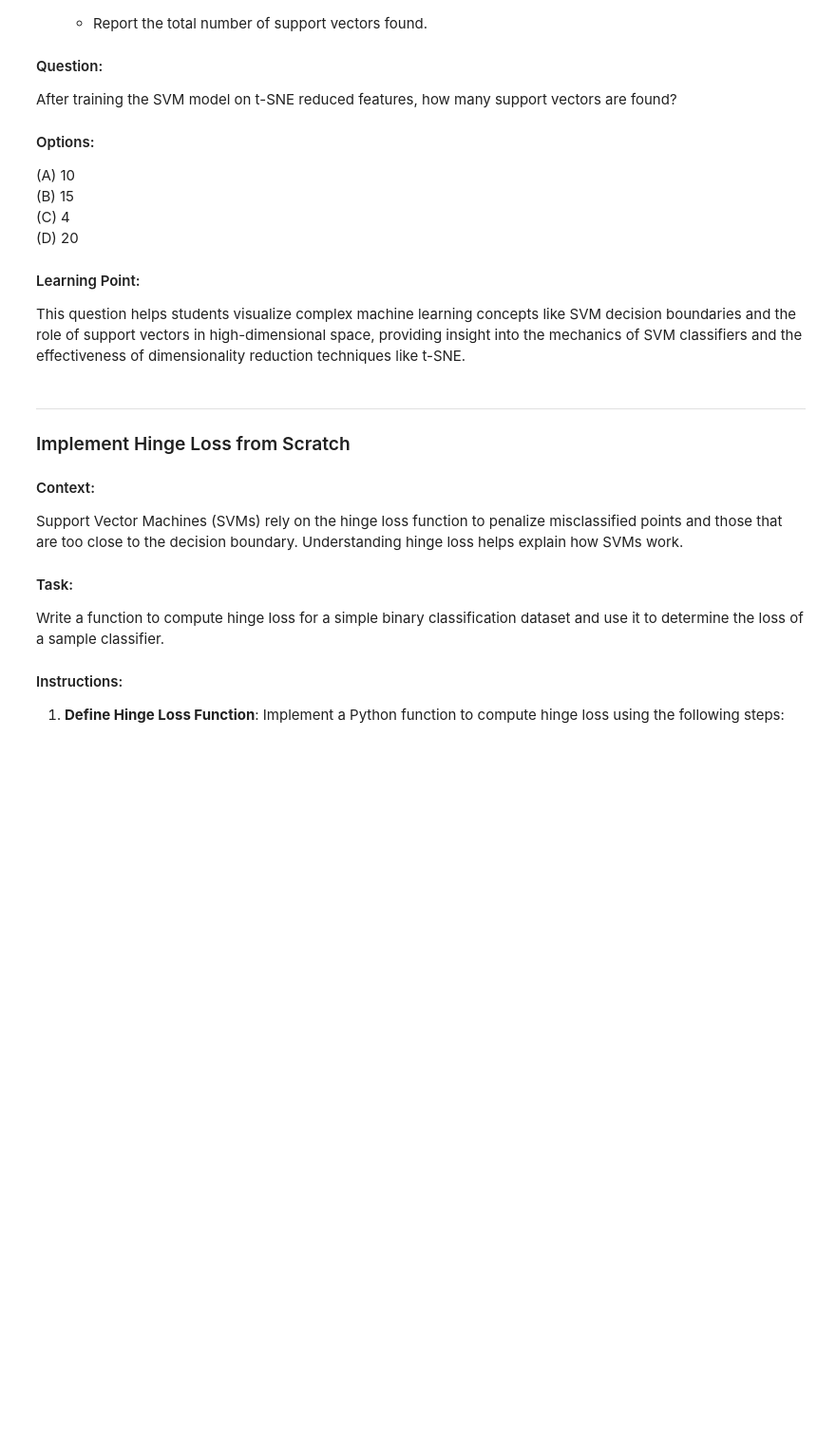
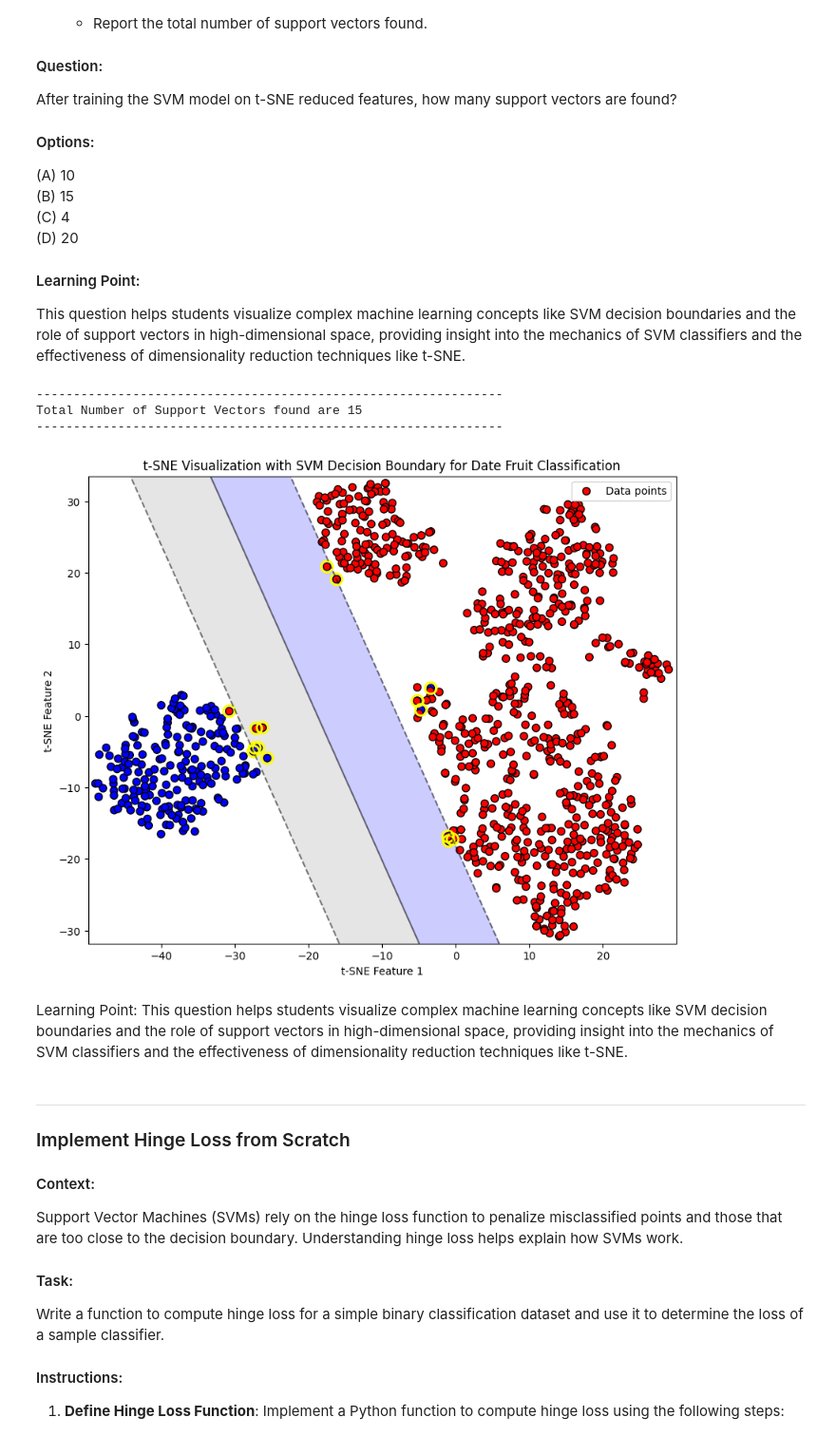
Before and after one commit to LakshArora2/Spoon-Knife, a Jupyter notebook: SVM_Case_Study.ipynb, the cells around one changed output. Shown at 95% size. Cells and saved outputs as stored; diff of their text form; code cells hidden in the pictures; blank space fills up the shorter version.

```diff
--- a/SVM_Case_Study.ipynb
+++ b/SVM_Case_Study.ipynb
@@ -738,7 +737,7 @@ df_temp = df.copy()
 df_temp['Class'] = df_temp['Class'].apply(lambda x: 'SAFAVI' if x == 'SAFAVI' else 'Other')
 
 # Encoding classes
-df_temp['Label'] = df_temp['Class'].____({'SAFAVI': 1, 'Other': 0})  # TODO: Use the appropriate method to map class labels to numerical values
+df_temp['Label'] = df_temp['Class'].map({'SAFAVI': 1, 'Other': 0})  # TODO: Use the appropriate method to map class labels to numerical values
 
 # Standard scaling
 scaler = StandardScaler()
@@ -749,40 +748,48 @@ tsne = TSNE(n_components=2, random_state=42)
 X_tsne = tsne.fit_transform(X_scaled)
 
 # SVM training
-svm = ____(kernel='linear', ___=1.0)  # TODO: Initialize the SVC model with the correct parameters
+svm = SVC(kernel='linear', C=1.0)  # TODO: Initialize the SVC model with the correct parameters
 svm.fit(X_tsne, df_temp['Label'])
 
 # Support vectors
 # Visit https://scikit-learn.org/stable/modules/generated/sklearn.svm.SVC.html to get the correct attribute for support vectors
-support_vectors = svm.______
+support_vectors = svm.support_vectors_
 
 print(f'---------------------------------------------------------------')
 print(f'Total Number of Support Vectors found are {len(support_vectors)}')
 print(f'---------------------------------------------------------------')
 
 # Create grid to plot decision boundaries
 x_min, x_max = X_tsne[:, 0].min() - 1, X_tsne[:, 0].max() + 1
 y_min, y_max = X_tsne[:, 1].min() - 1, X_tsne[:, 1].max() + 1
 xx, yy = np.meshgrid(np.arange(x_min, x_max, 0.02), np.arange(y_min, y_max, 0.02))
 
 # Plot decision boundary and margins
 Z = svm.decision_function(np.c_[xx.ravel(), yy.ravel()])  # TODO: Use the decision function to predict decision boundaries
 Z = Z.reshape(xx.shape)
 plt.figure(figsize=(10, 8))  # Define plot size here to ensure it encompasses all the elements
 plt.contourf(xx, yy, Z, levels=[-1, 0, 1], alpha=0.2, colors=['blue', 'grey', 'red'])  # Background color for decision areas
 plt.contour(xx, yy, Z, colors='k', levels=[-1, 0, 1], alpha=0.5, linestyles=['--', '-', '--'])  # Decision boundaries and margins
 
 # Plot data points and support vectors
 scatter = plt.scatter(X_tsne[:, 0], X_tsne[:, 1], c=df_temp['Label'], cmap=ListedColormap(['#FF0000', '#0000FF']), s=50, edgecolors='k')
 plt.scatter(support_vectors[:, 0], support_vectors[:, 1], s=120, facecolors='none', edgecolors='yellow', linewidths=2, label='Support vectors')
 
 # Labels and title
 plt.xlabel('t-SNE Feature 1')
 plt.ylabel('t-SNE Feature 2')
 plt.title('t-SNE Visualization with SVM Decision Boundary for Date Fruit Classification')
 plt.legend(handles=[scatter], labels=['Data points'], loc='upper right')
 
 plt.show()
+# %% [output]
+---------------------------------------------------------------
+Total Number of Support Vectors found are 15
+---------------------------------------------------------------
+[figure, added]
+# %% [markdown]
+Learning Point:
+This question helps students visualize complex machine learning concepts like SVM decision boundaries and the role of support vectors in high-dimensional space, providing insight into the mechanics of SVM classifiers and the effectiveness of dimensionality reduction techniques like t-SNE.
 # %% [markdown]
 
 
```
Also changed, not shown: parts of 11 cells of this notebook.
